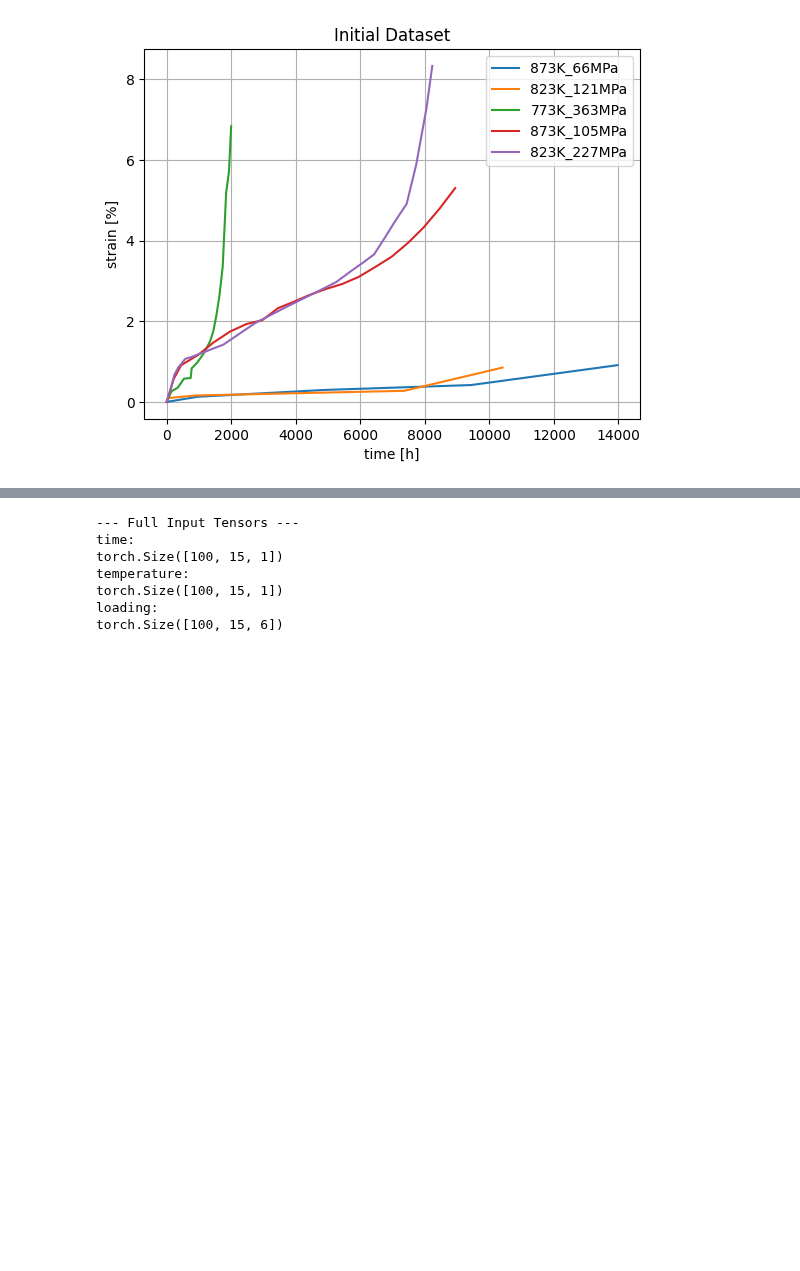
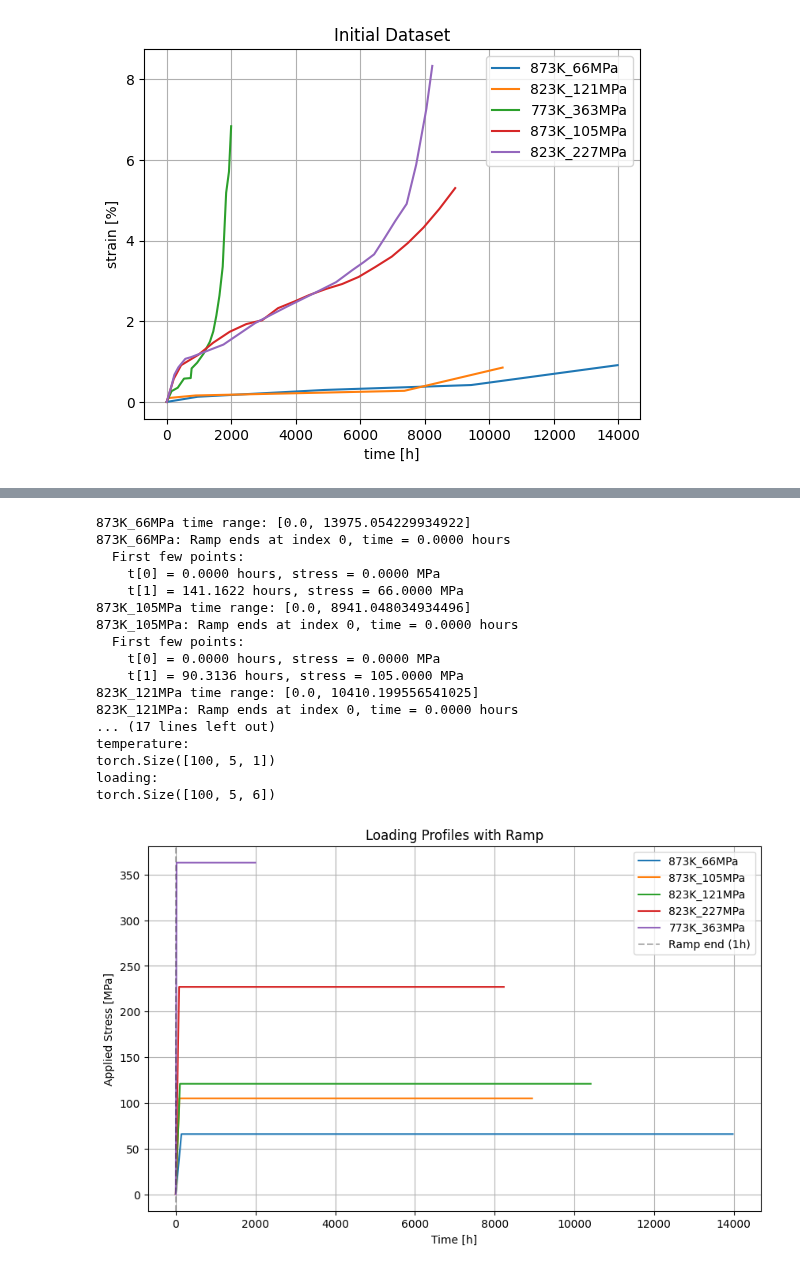
Before and after one commit to ColinMG2/neml2, a Jupyter notebook: cmg_projects/example_creep_deterministic.ipynb, the cells around one changed output, grey strips where cells are left out. Cells and saved outputs as stored; diff of their text form; code cells hidden in the pictures; blank space fills up the shorter version.

```diff
--- a/cmg_projects/example_creep_deterministic.ipynb
+++ b/cmg_projects/example_creep_deterministic.ipynb
@@ -98,32 +101,64 @@ tensor([500, 550, 600], device='cuda:0')
 # %%
-time = torch.zeros((ntime, nrate, ntemperature, 1), device=device)
-loading = torch.zeros((ntime, nrate, ntemperature, 6), device=device)
-temperature = torch.zeros((ntime, nrate, ntemperature, 1), device=device)
+time = torch.zeros((ntime, nbatch, 1), device=device)
+loading = torch.zeros((ntime, nbatch, 6), device=device)
+temperature = torch.zeros((ntime, nbatch, 1), device=device)
 
-for stress_label, (stress_val, temp_val) in stress_temp_map.items():
-    stress_idx = (stresses == stress_val).nonzero(as_tuple=True)[0].item()
-    temp_idx = (temperatures == temp_val).nonzero(as_tuple=True)[0].item()
+for batch_idx, (label, stress_val, temp_val) in enumerate(exp_conditions):
+    min_time = time_data[label].min().item()
+    max_time = time_data[label].max().item()
 
-    min_time = time_data[stress_label].min().item()
-    max_time = time_data[stress_label].max().item()
+    print(f"{label} time range: [{min_time}, {max_time}]")
 
     time_values = torch.linspace(min_time, max_time, ntime, device=device)
-    time[:, stress_idx, temp_idx, 0] = time_values
-    loading[:, stress_idx, temp_idx, 0] = stress_val
-    temperature[:, stress_idx, temp_idx, 0] = temp_val
+    time[:, batch_idx, 0] = time_values
+    temperature[:, batch_idx, 0] = temp_val
 
-time = time.reshape((ntime, -1, 1))
-temperature = temperature.reshape((ntime, -1, 1))
-loading = loading.reshape((ntime, -1, 6))
+    ramp_time = 1.0
+    ramp_fraction = torch.clamp(time_values/ramp_time, 0.0, 1.0)
+    loading[:, batch_idx, 0] = stress_val * ramp_fraction
+
+    ramp_idx = (time_values <= ramp_time).sum().item()
+    if ramp_idx > 0:
+        print(f"{label}: Ramp ends at index {ramp_idx-1}, time = {time_values[ramp_idx-1]:.4f} hours")
+    else:
+        print(f"{label}: No ramp (min_time > {ramp_time})")
+
+    print(f"  First few points:")
+    for i in range(min(2, len(time_values))):
+        print(f"    t[{i}] = {time_values[i]:.4f} hours, stress = {loading[i, batch_idx, 0]:.4f} MPa")
+
 print(f"\n--- Full Input Tensors ---\ntime:\n{time.shape}\ntemperature:\n{temperature.shape}\nloading:\n{loading.shape}")
+plt.figure(figsize=(10, 6))
+for batch_idx, (label, stress_val, temp_val) in enumerate(exp_conditions):
+    plt.plot(time[:, batch_idx, 0].cpu().numpy(),
+             loading[:, batch_idx, 0].cpu().numpy(),
+             label=f"{label}")
+plt.xlabel('Time [h]')
+plt.ylabel('Applied Stress [MPa]')
+plt.title('Loading Profiles with Ramp')
+plt.axvline(x=ramp_time, color='k', linestyle='--', alpha=0.3, label='Ramp end (1h)')
+plt.legend()
+plt.grid()
+plt.show()
 # %% [output]
---- Full Input Tensors ---
-time:
-torch.Size([100, 15, 1])
+873K_66MPa time range: [0.0, 13975.054229934922]
+873K_66MPa: Ramp ends at index 0, time = 0.0000 hours
+  First few points:
+    t[0] = 0.0000 hours, stress = 0.0000 MPa
+    t[1] = 141.1622 hours, stress = 66.0000 MPa
+873K_105MPa time range: [0.0, 8941.048034934496]
+873K_105MPa: Ramp ends at index 0, time = 0.0000 hours
+  First few points:
+    t[0] = 0.0000 hours, stress = 0.0000 MPa
+    t[1] = 90.3136 hours, stress = 105.0000 MPa
+823K_121MPa time range: [0.0, 10410.199556541025]
+823K_121MPa: Ramp ends at index 0, time = 0.0000 hours
+... (17 lines left out)
 temperature:
-torch.Size([100, 15, 1])
+torch.Size([100, 5, 1])
 loading:
-torch.Size([100, 15, 6])
+torch.Size([100, 5, 6])
+[figure, added]
 # %%
 for stress_label in time_data:
     print(f"Initial data size for {label}:\n{time_data[stress_label].shape}")
```
Also changed, not shown: parts of 5 cells of this notebook, 7 other files.
